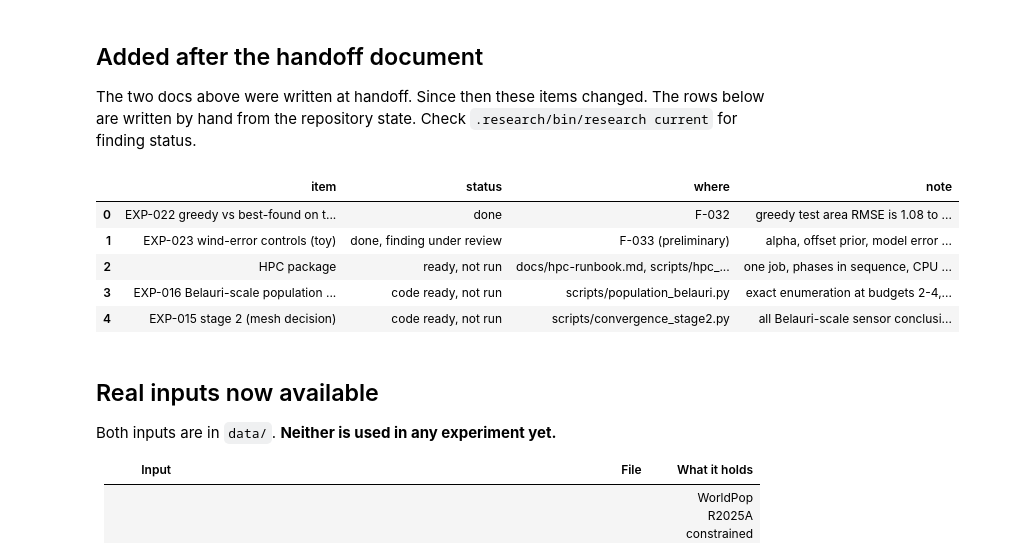
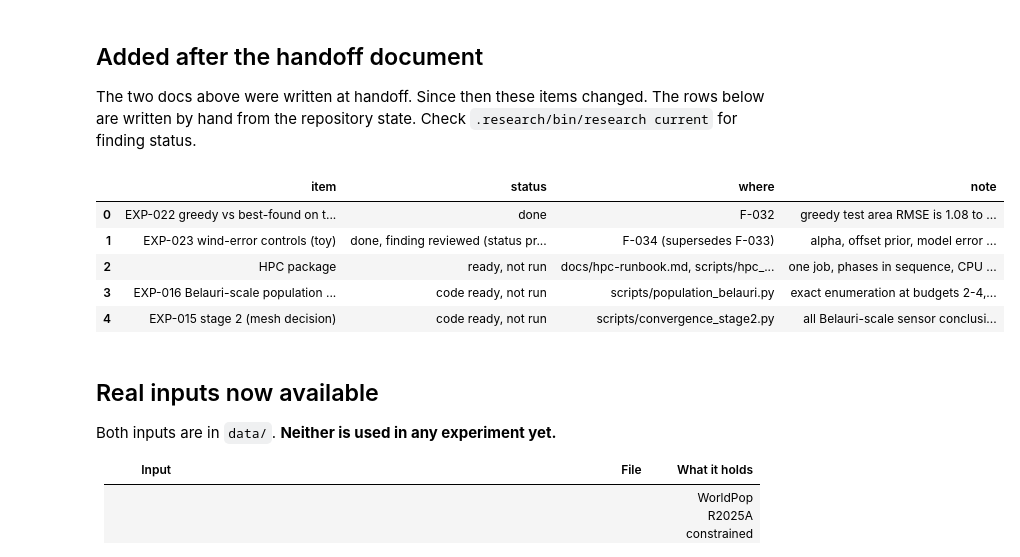
Before and after one commit to yubrajbhandari923/pravah, a Jupyter notebook: notebooks/10_phase3_status_and_next_steps.ipynb, the cells around one changed output. Drawn from its saved outputs; the diff is of its cells as text; code cells hidden in the pictures.

```diff
--- a/notebooks/10_phase3_status_and_next_steps.ipynb
+++ b/notebooks/10_phase3_status_and_next_steps.ipynb
@@ -97,15 +98,15 @@ The two docs above were written at handoff. Since then these items changed. The
 # %%
 pd.DataFrame([
     ["EXP-022 greedy vs best-found on test (toy)", "done", "F-032", "greedy test area RMSE is 1.08 to 6.8 times the best-found one; only 4 source placements"],
-    ["EXP-023 wind-error controls (toy)", "done, finding under review", "F-033 (preliminary)", "alpha, offset prior, model error K x1.2, base-wind rotation; inverse crime, reduced grids, 10 random layouts"],
+    ["EXP-023 wind-error controls (toy)", "done, finding reviewed (status preliminary)", "F-034 (supersedes F-033)", "alpha, offset prior, model error K x1.2, base-wind rotation; inverse crime, reduced grids, 10 random layouts"],
     ["HPC package", "ready, not run", "docs/hpc-runbook.md, scripts/hpc_run.py, slurm/phase3.sbatch, slurm/setup_env.sh", "one job, phases in sequence, CPU only; placeholders to fill"],
     ["EXP-016 Belauri-scale population design", "code ready, not run", "scripts/population_belauri.py", "exact enumeration at budgets 2-4, swap search at 5 and 8; the table in runbook section 10 still says not written"],
     ["EXP-015 stage 2 (mesh decision)", "code ready, not run", "scripts/convergence_stage2.py", "all Belauri-scale sensor conclusions stay conditional on it"],
 ], columns=["item", "status", "where", "note"])
 # %% [output]
 |  | item | status | where | note |
 | 0 | EXP-022 greedy vs best-found on t... | done | F-032 | greedy test area RMSE is 1.08 to ... |
-| 1 | EXP-023 wind-error controls (toy) | done, finding under review | F-033 (preliminary) | alpha, offset prior, model error ... |
+| 1 | EXP-023 wind-error controls (toy) | done, finding reviewed (status pr... | F-034 (supersedes F-033) | alpha, offset prior, model error ... |
 | 2 | HPC package | ready, not run | docs/hpc-runbook.md, scripts/hpc_... | one job, phases in sequence, CPU ... |
 | 3 | EXP-016 Belauri-scale population ... | code ready, not run | scripts/population_belauri.py | exact enumeration at budgets 2-4,... |
 | 4 | EXP-015 stage 2 (mesh decision) | code ready, not run | scripts/convergence_stage2.py | all Belauri-scale sensor conclusi... |
```
Also changed, not shown: parts of 1 cell of this notebook, 1 other file.
